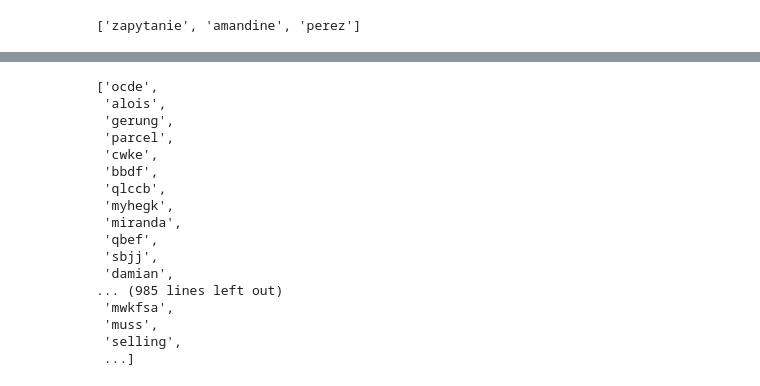
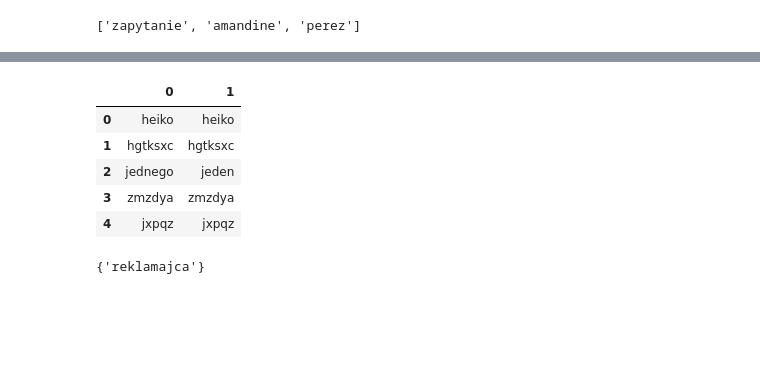
Before and after one commit to arioslock/projects_in_progress, a Jupyter notebook: projekt_koncowy.ipynb, the cells around one changed output, grey strips where cells are left out. Saved outputs shown, nothing was run; the diff lists cells and outputs as text; code cells hidden in the pictures; blank space fills up the shorter version.

```diff
--- a/projekt_koncowy.ipynb
+++ b/projekt_koncowy.ipynb
@@ -286,0 +307,11 @@ for token in doc:
+# %%
+words_df = pd.DataFrame(all_words)
+# %%
+words_df.head()
+# %% [output]
+|  | 0 | 1 |
+| 0 | heiko | heiko |
+| 1 | hgtksxc | hgtksxc |
+| 2 | jednego | jeden |
+| 3 | zmzdya | zmzdya |
+| 4 | jxpqz | jxpqz |
@@ -293,3 +335,7 @@ for i in set(all_lem):
+# %%
+lem_dict_0['reklamajci']
+# %% [output]
+{'reklamajca'}
 # %%
 # stworzenie słownika ze specjalnego obieku counter
 
@@ -307,23 +353,3 @@ for i in lem_dict:
 # Posortowanie słownika zawierającego podstawę słowotwórczą oraz ilość wystąpnień słów z nim powiązanych
 
 number_of_occurence_sorted = sorted(number_of_occurence.items(), key=lambda x:x[1], reverse=True)
-# %%
-list(lem_dict)
-# %% [output]
-['ocde',
- 'alois',
- 'gerung',
- 'parcel',
- 'cwke',
- 'bbdf',
- 'qlccb',
- 'myhegk',
- 'miranda',
- 'qbef',
- 'sbjj',
- 'damian',
-... (985 lines left out)
- 'mwkfsa',
- 'muss',
- 'selling',
- ...]
```
Also changed, not shown: parts of 24 cells of this notebook.
